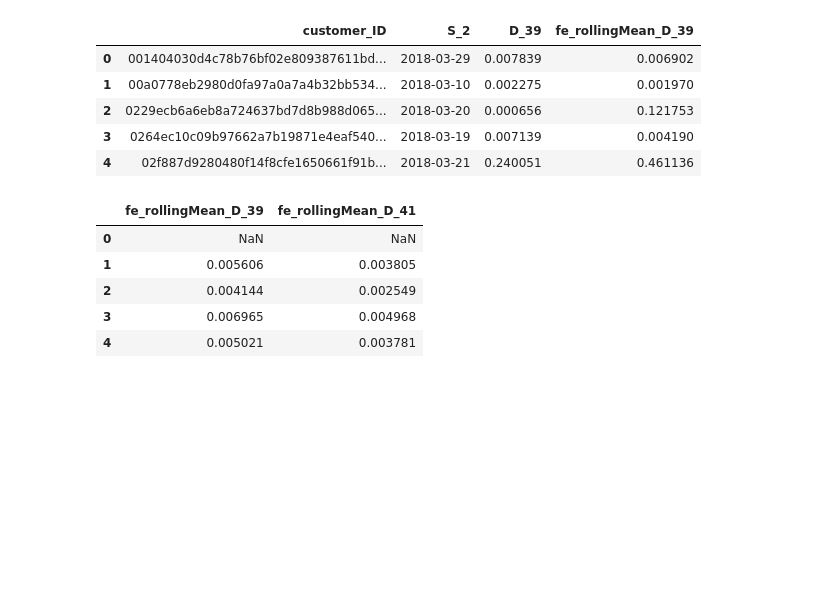
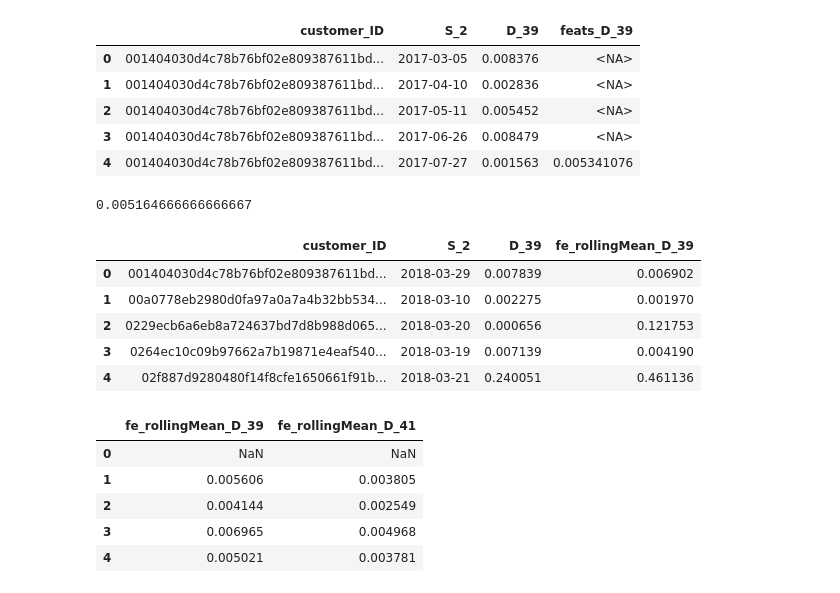
Before and after one commit to navitacion/amex-default-prediction, a Jupyter notebook: notebooks/features.ipynb, the cells around one changed output. Saved outputs shown, nothing was run; the diff lists cells and outputs as text; code cells hidden in the pictures; blank space fills up the shorter version.

```diff
--- a/notebooks/features.ipynb
+++ b/notebooks/features.ipynb
@@ -26,6 +27,34 @@ df.head()
 | 2 | 001404030d4c78b76bf02e809387611bd... | 2017-05-11 | 0.005452 | 0.004533 | NaN | 0.292273 | 0.125204 | 0.242980 | 0.667975 | 0.935225 | 0.552593 | ... |
 | 3 | 001404030d4c78b76bf02e809387611bd... | 2017-06-26 | 0.008479 | 0.005404 | NaN | 0.263852 | 0.130830 | 0.242419 | 0.970413 | 0.937199 | 0.593193 | ... |
 | 4 | 001404030d4c78b76bf02e809387611bd... | 2017-07-27 | 0.001563 | 0.002158 | NaN | 0.250307 | 0.133416 | 0.249555 | 0.622276 | 0.943007 | 0.502249 | ... |
+# %%
+window = 5
+_df = df[['customer_ID', 'S_2', 'D_39']].copy()
+
+_df = cudf.from_pandas(_df)
+
+def func(x):
+    n = 0
+    for i in range(window):
+        n += x.shift(i) / window
+    return n
+
+# func = lambda x: (x.shift(0) + x.shift(1) + x.shift(2)) / 3
+
+_df['feats_D_39'] = _df.groupby('customer_ID')['D_39'].pipe(func)
+# %%
+_df.head()
+# %% [output]
+|  | customer_ID | S_2 | D_39 | feats_D_39 |
+| 0 | 001404030d4c78b76bf02e809387611bd... | 2017-03-05 | 0.008376 | <NA> |
+| 1 | 001404030d4c78b76bf02e809387611bd... | 2017-04-10 | 0.002836 | <NA> |
+| 2 | 001404030d4c78b76bf02e809387611bd... | 2017-05-11 | 0.005452 | <NA> |
+| 3 | 001404030d4c78b76bf02e809387611bd... | 2017-06-26 | 0.008479 | <NA> |
+| 4 | 001404030d4c78b76bf02e809387611bd... | 2017-07-27 | 0.001563 | 0.005341076 |
+# %%
+(0.008479 + 0.001563 + 0.005452)/3
+# %% [output]
+0.005164666666666667
 # %%
 # df.groupby(['customer_ID']).rolling(window=2)['D_39'].mean().reset_index()
 df['fe_rollingMean_D_39'] = df.groupby('customer_ID')['D_39'].transform(lambda x: x.rolling(2).mean())
```
Also changed, not shown: parts of 1 cell of this notebook, 10 other files.
